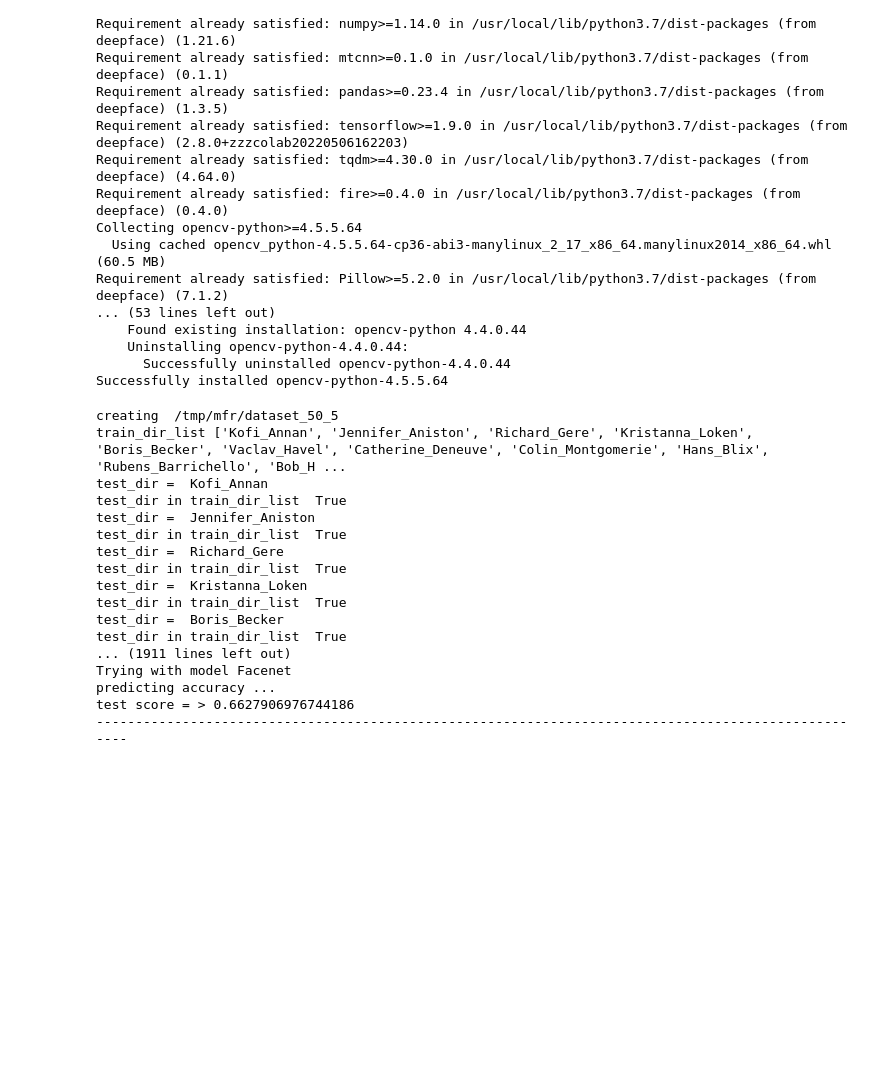
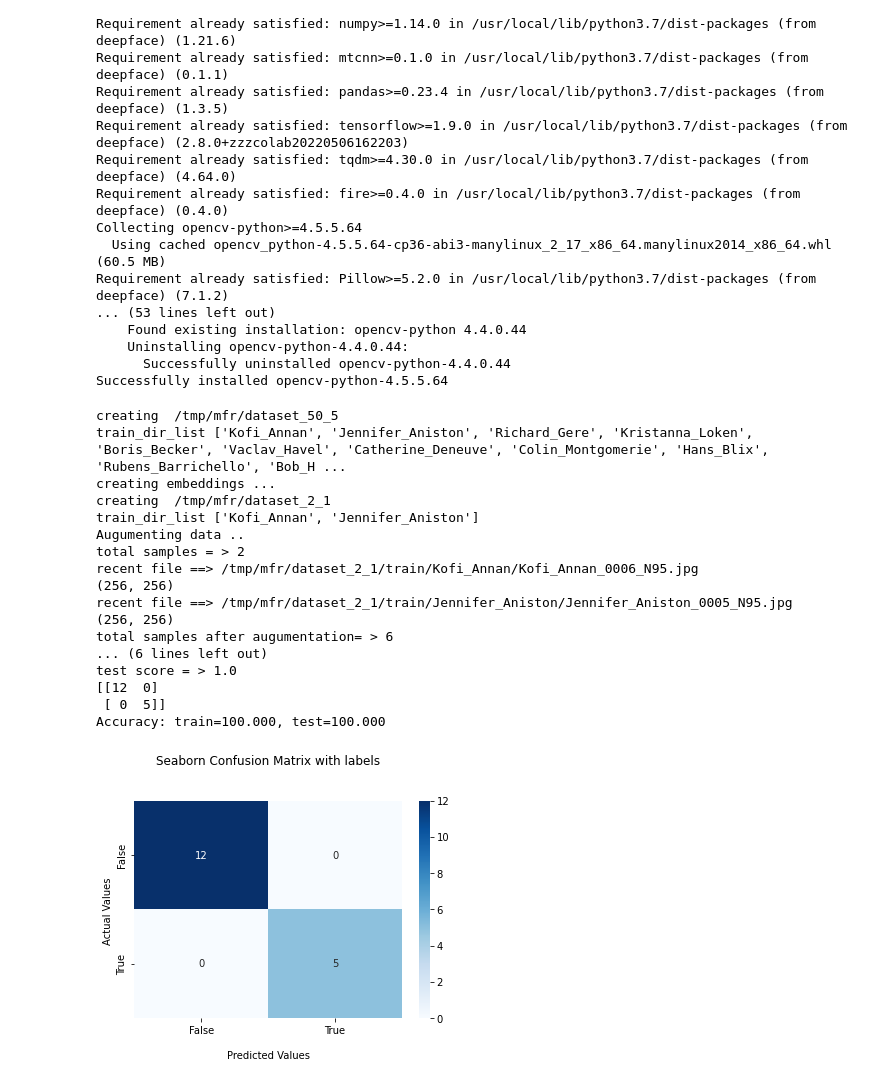
Before and after one commit to sivagunturi/mfr_meta, a Jupyter notebook: Datasetcreation+mask2face.ipynb, the cells around one changed output. Saved outputs shown, nothing was run; the diff lists cells and outputs as text; code cells hidden in the pictures; blank space fills up the shorter version.

```diff
--- a/Datasetcreation+mask2face.ipynb
+++ b/Datasetcreation+mask2face.ipynb
@@ -687,24 +687,29 @@ def predict_accuracy(trainX, trainy, testX, testy):
   score_train = accuracy_score(trainy, yhat_train)
   score_test = accuracy_score(testy, yhat_test)
   print("test score = >", score_test)
-  # # summarize
-  # #Generate the confusion matrix
-  # cf_matrix = confusion_matrix(testX, yhat_test)
-  # print(cf_matrix)
-  # print('Accuracy: train=%.3f, test=%.3f' % (score_train*100, score_test*100))
+  # summarize
+  #Generate the confusion matrix
+  cf_matrix = confusion_matrix(testy, yhat_test)
+  print(cf_matrix)
+  print('Accuracy: train=%.3f, test=%.3f' % (score_train*100, score_test*100))
 
-  # ax = sns.heatmap(cf_matrix, annot=True, cmap='Blues')
+  ax = sns.heatmap(cf_matrix, annot=True, cmap='Blues')
 
-  # ax.set_title('Seaborn Confusion Matrix with labels\n\n');
-  # ax.set_xlabel('\nPredicted Values')
-  # ax.set_ylabel('Actual Values ');
+  ax.set_title('Seaborn Confusion Matrix with labels\n\n');
+  ax.set_xlabel('\nPredicted Values')
+  ax.set_ylabel('Actual Values ');
 
-  # ## Ticket labels - List must be in alphabetical order
-  # ax.xaxis.set_ticklabels(['False','True'])
-  # ax.yaxis.set_ticklabels(['False','True'])
+  ## Ticket labels - List must be in alphabetical order
+  ax.xaxis.set_ticklabels(['False','True'])
+  ax.yaxis.set_ticklabels(['False','True'])
 
-  # ## Display the visualization of the Confusion Matrix.
+  # disp = plot_confusion_matrix(model, testX, testy,
+  #                                display_labels=class_names,
+  #                                cmap=plt.cm.Blues)
   # plt.show()
+
+  ## Display the visualization of the Confusion Matrix.
+  plt.show()
   return score_test
 # %%
 from deepface import DeepFace
@@ -719,32 +724,37 @@ def run_fr_test( number_of_classes, max_classes, force_create=False):
     print("----------------------------------------------------------------------------------------------------")
 # %%
 import pandas as pd
-class_list = ["2", "5", "10", "15", "20", "25", "30", "35", "40", "45", "50"]
-sample_list = ["1", "2", "3", "4", "5"]
+# class_list = ["2", "5", "10", "15", "20", "25", "30", "35", "40", "45", "50"]
+# sample_list = ["1", "2", "3", "4", "5"]
+
+class_list = ["2", "5"]
+sample_list = ["1", "2"]
 create_train_samples_from_main_dataset(50,5)
 report_df = pd.DataFrame(columns = sample_list,
                    index = class_list)
 shutil.rmtree('/tmp/mfr/')
 for c in  class_list:
+  result_list = []
   for s in sample_list:
-    print
     result = run_fr_test(int(c), int(s))
-    report_df[c][s] = result
+    result_list.append(result)
+  report_df.loc[c] = result_list
 # %% [output]
 creating  /tmp/mfr/dataset_50_5
 train_dir_list ['Kofi_Annan', 'Jennifer_Aniston', 'Richard_Gere', 'Kristanna_Loken', 'Boris_Becker', 'Vaclav_Havel', 'Catherine_Deneuve', 'Colin_Montgomerie', 'Hans_Blix', 'Rubens_Barrichello', 'Bob_H ...
-test_dir =  Kofi_Annan
-test_dir in train_dir_list  True
-test_dir =  Jennifer_Aniston
-test_dir in train_dir_list  True
-test_dir =  Richard_Gere
-test_dir in train_dir_list  True
-test_dir =  Kristanna_Loken
-test_dir in train_dir_list  True
-test_dir =  Boris_Becker
-test_dir in train_dir_list  True
-... (1911 lines left out)
-Trying with model Facenet
-predicting accuracy ...
-test score = > 0.6627906976744186
-----------------------------------------------------------------------------------------------------
+creating embeddings ...
+creating  /tmp/mfr/dataset_2_1
+train_dir_list ['Kofi_Annan', 'Jennifer_Aniston']
+Augumenting data ..
+total samples = > 2
+recent file ==> /tmp/mfr/dataset_2_1/train/Kofi_Annan/Kofi_Annan_0006_N95.jpg
+(256, 256)
+recent file ==> /tmp/mfr/dataset_2_1/train/Jennifer_Aniston/Jennifer_Aniston_0005_N95.jpg
+(256, 256)
+total samples after augumentation= > 6
+... (6 lines left out)
+test score = > 1.0
+[[12  0]
+ [ 0  5]]
+Accuracy: train=100.000, test=100.000
+[figure, added]
```
Also changed, not shown: parts of 4 cells of this notebook.
